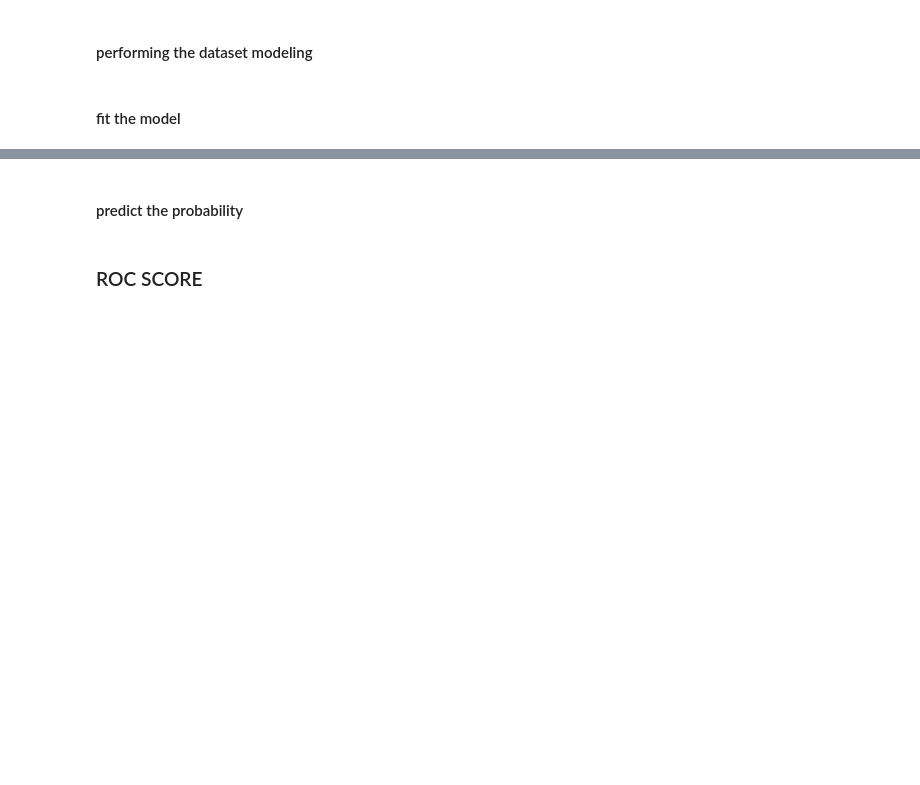
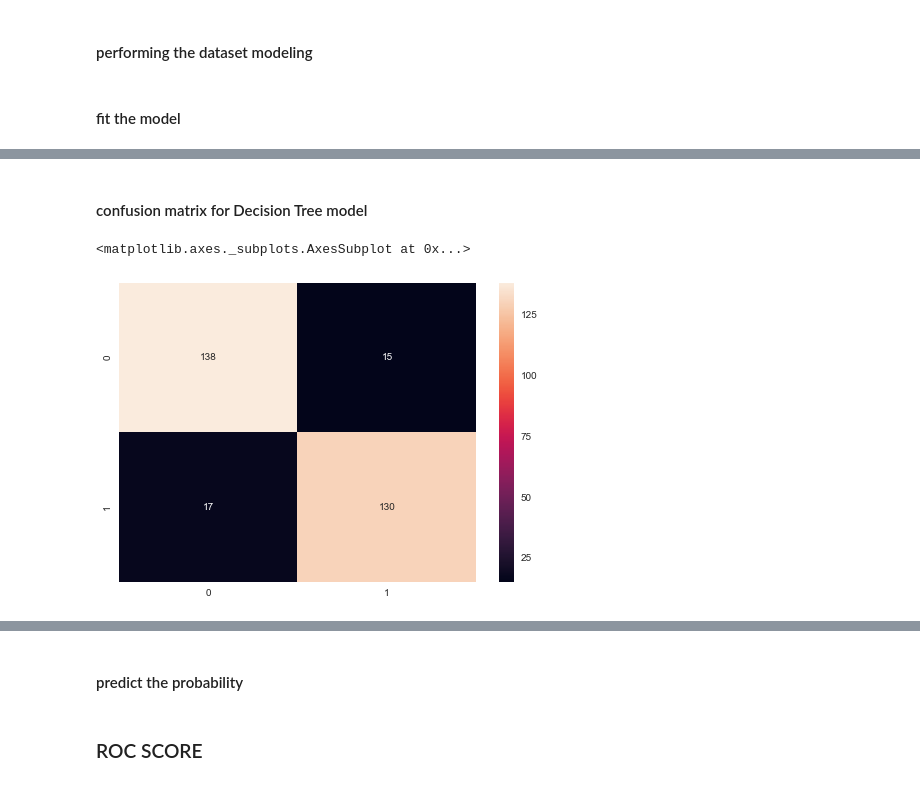
Before and after one commit to satrioprianda/ROC-AUC_score, a Jupyter notebook: testing.ipynb, the cells around one changed output, grey strips where cells are left out. Cells and saved outputs as stored; diff of their text form; code cells hidden in the pictures; blank space fills up the shorter version.

```diff
--- a/testing.ipynb
+++ b/testing.ipynb
@@ -36,0 +106,7 @@ KNeighborsClassifier(algorithm='auto', leaf_size=30, metric='minkowski',
+# %% [markdown]
+#### confusion matrix for Decision Tree model
+# %%
+sns.heatmap(confusion_matrix(y_test,prediction3),annot=True,fmt='d')
+# %% [output]
+<matplotlib.axes._subplots.AxesSubplot at 0x...>
+[figure, added]
```
Also changed, not shown: parts of 24 cells of this notebook.
